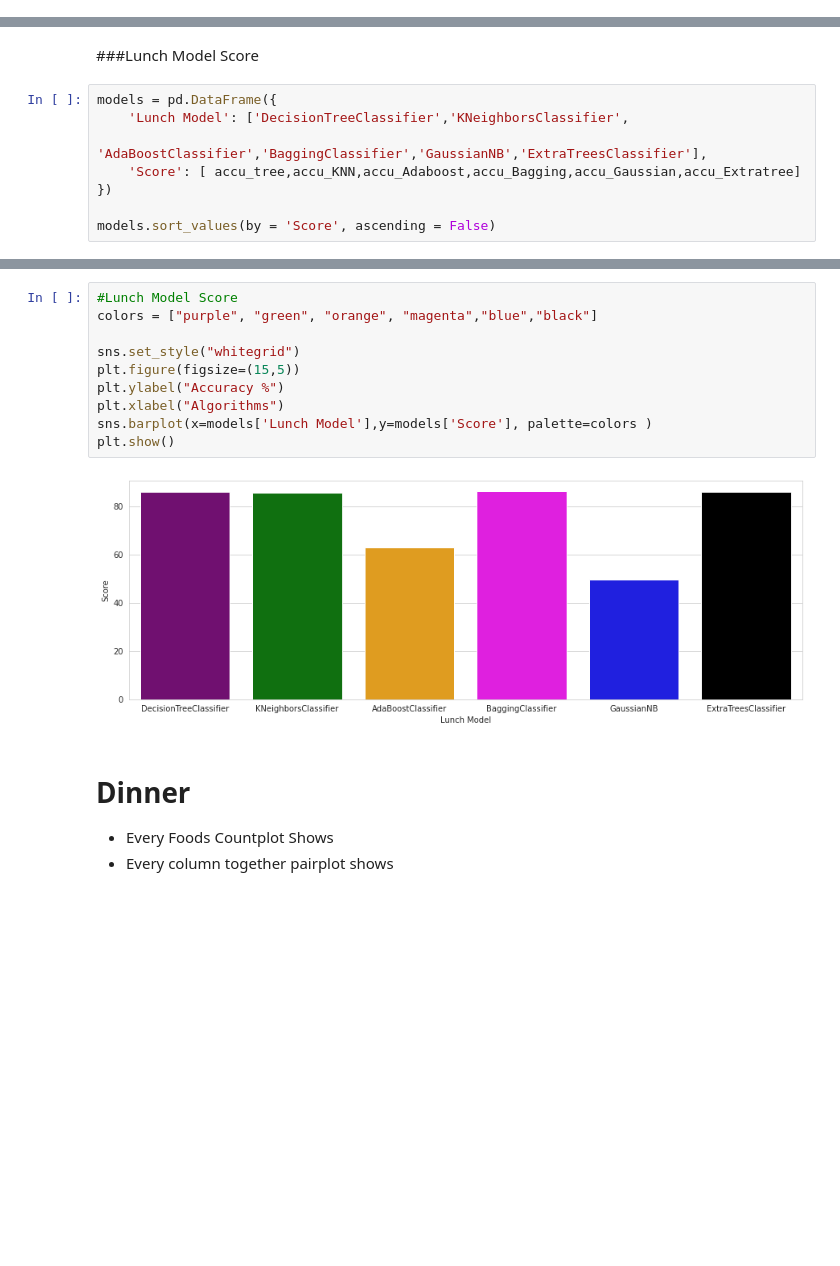
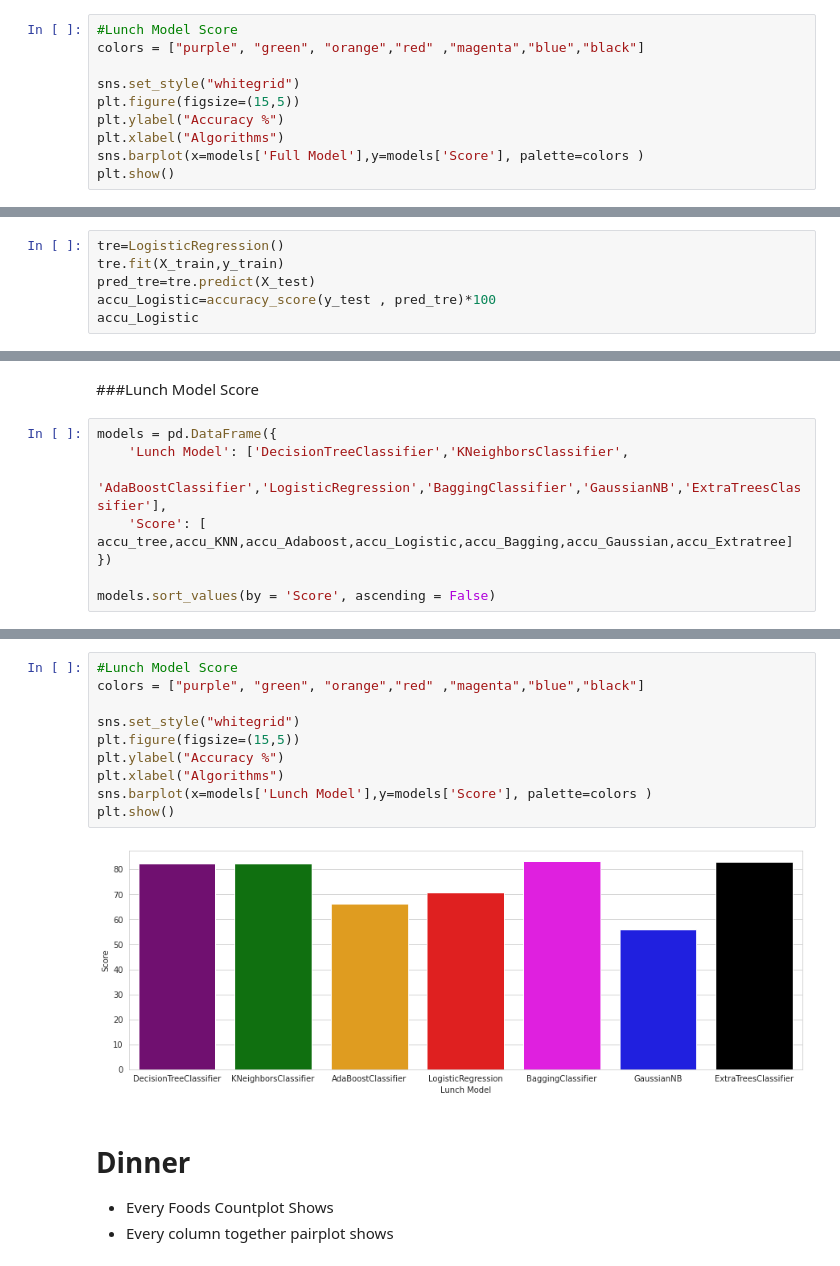
Before and after one commit to tofael950/Food, a Jupyter notebook: Food_Project_.ipynb, the cells around one changed output, grey strips where cells are left out. Drawn from its saved outputs; the diff is of its cells as text; blank space fills up the shorter version.

```diff
--- a/Food_Project_.ipynb
+++ b/Food_Project_.ipynb
@@ -199,0 +479,10 @@ Name: Age, dtype: int64
+# %%
+#Lunch Model Score
+colors = ["purple", "green", "orange","red" ,"magenta","blue","black"]
+
+sns.set_style("whitegrid")
+plt.figure(figsize=(15,5))
+plt.ylabel("Accuracy %")
+plt.xlabel("Algorithms")
+sns.barplot(x=models['Full Model'],y=models['Score'], palette=colors )
+plt.show()
@@ -1172,0 +1487,6 @@ weighted avg       0.61      0.63      0.62       240
+# %%
+tre=LogisticRegression()
+tre.fit(X_train,y_train)
+pred_tre=tre.predict(X_test)
+accu_Logistic=accuracy_score(y_test , pred_tre)*100
+accu_Logistic
@@ -1243,8 +1584,8 @@ weighted avg       0.85      0.86      0.85       240
 # %%
 models = pd.DataFrame({
     'Lunch Model': ['DecisionTreeClassifier','KNeighborsClassifier',
-             'AdaBoostClassifier','BaggingClassifier','GaussianNB','ExtraTreesClassifier'],
-    'Score': [ accu_tree,accu_KNN,accu_Adaboost,accu_Bagging,accu_Gaussian,accu_Extratree]
+             'AdaBoostClassifier','LogisticRegression','BaggingClassifier','GaussianNB','ExtraTreesClassifier'],
+    'Score': [ accu_tree,accu_KNN,accu_Adaboost,accu_Logistic,accu_Bagging,accu_Gaussian,accu_Extratree]
 })
 
 models.sort_values(by = 'Score', ascending = False)
@@ -1259,15 +1601,15 @@ models.sort_values(by = 'Score', ascending = False)
 # %%
 #Lunch Model Score
-colors = ["purple", "green", "orange", "magenta","blue","black"]
+colors = ["purple", "green", "orange","red" ,"magenta","blue","black"]
 
 sns.set_style("whitegrid")
 plt.figure(figsize=(15,5))
 plt.ylabel("Accuracy %")
 plt.xlabel("Algorithms")
 sns.barplot(x=models['Lunch Model'],y=models['Score'], palette=colors )
 plt.show()
 # %% [output]
-[figure, old version]
+[figure, new version]
 # %% [markdown]
 # Dinner
 
```
Also changed, not shown: parts of 150 cells of this notebook.
